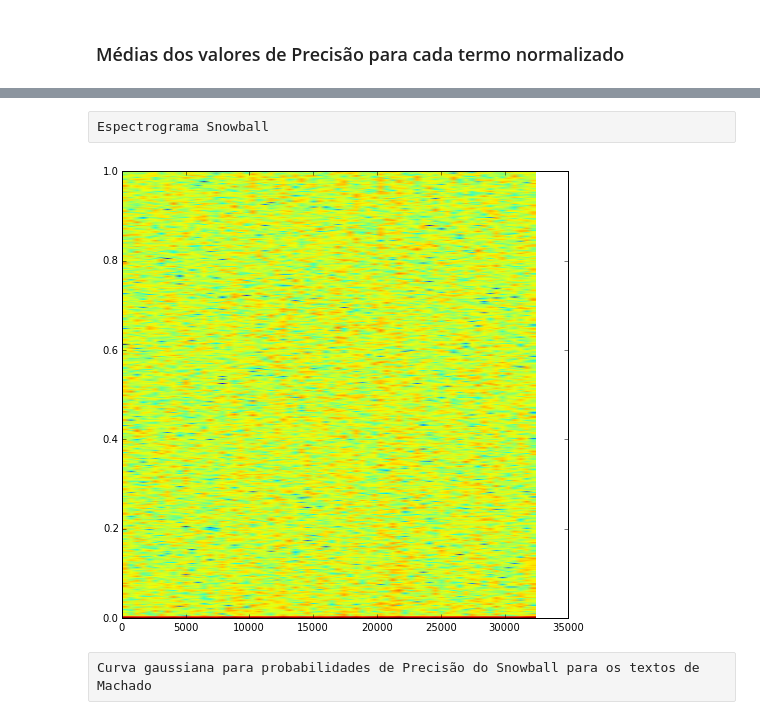
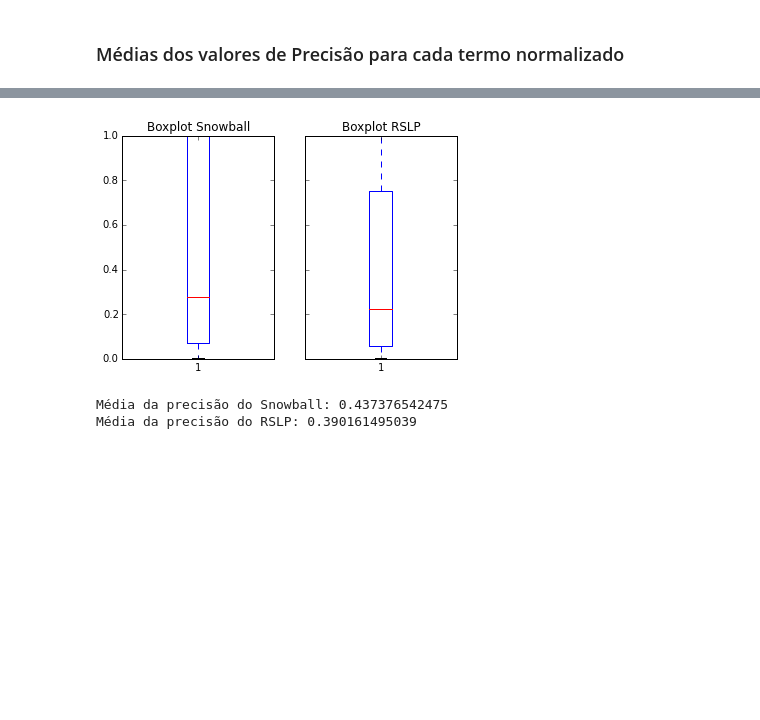
Before and after one commit to marciomacielbastos/reclameaqui, a Jupyter notebook: Problema 1.ipynb, the cells around one changed output, grey strips where cells are left out. Saved outputs shown, nothing was run; the diff lists cells and outputs as text; code cells hidden in the pictures; blank space fills up the shorter version.

```diff
--- a/Problema 1.ipynb
+++ b/Problema 1.ipynb
@@ -212,13 +166,14 @@ plt.show()
-# %% [raw]
-Espectrograma Snowball
-# %%
-plt.figure(figsize=[8,8])
-plt.specgram(pSnow, NFFT=1024, Fs=2, Fc=0, noverlap=64,
-         cmap=None, xextent=None, pad_to=None, sides='default',
-         scale_by_freq=True, mode='magnitude', scale='dB')
-plt.show()
-# %% [output]
-[figure, removed]
-# %% [raw]
-Curva gaussiana para probabilidades de Precisão do Snowball para os textos de Machado
+# %%
+f, (ax1, ax2) = plt.subplots(1, 2, sharey=True)
+ax1.boxplot(pSnow)
+ax1.set_title('Boxplot Snowball')
+ax2.boxplot(pRSLP)
+ax2.set_title('Boxplot RSLP')
+plt.show()
+print "Média da precisão do Snowball: "+str(pSnow.mean())
+print "Média da precisão do RSLP: "+str(pRSLP.mean())
+# %% [output]
+[figure, added]
+Média da precisão do Snowball: 0.437376542475
+Média da precisão do RSLP: 0.390161495039
 # %%
```
Also changed, not shown: parts of 82 cells of this notebook.
